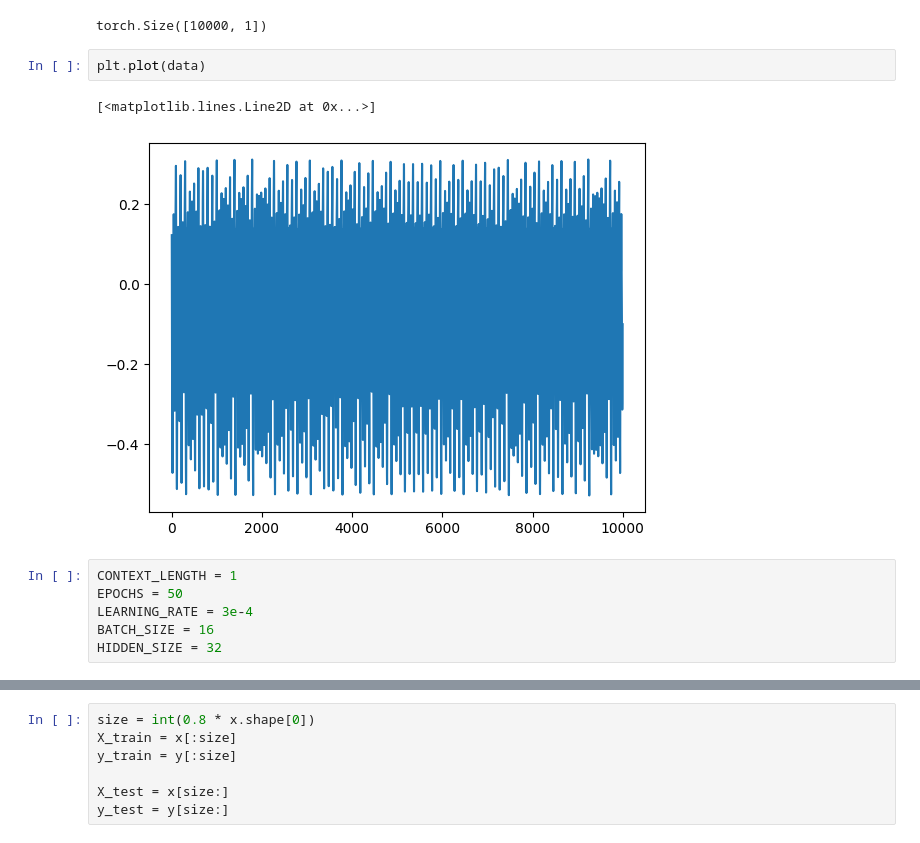
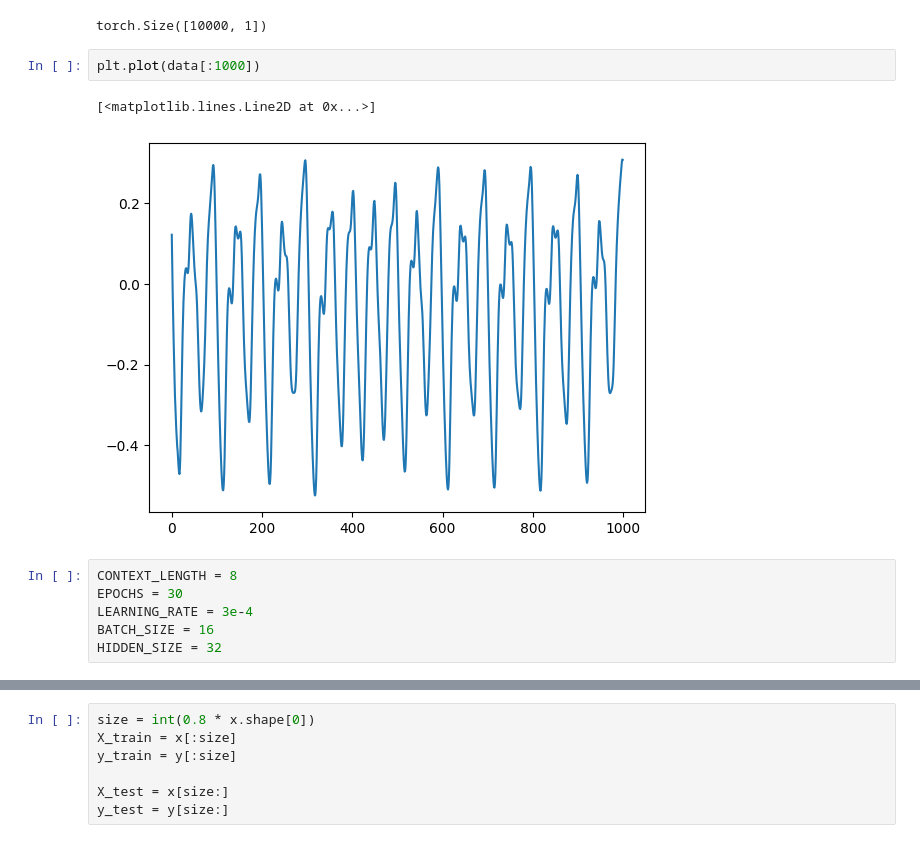
Before and after one commit to Adi-K527/NeuraLab, a Jupyter notebook: RNNs/rnn.ipynb, the cells around one changed output, grey strips where cells are left out. Drawn from its saved outputs; the diff is of its cells as text.

```diff
--- a/RNNs/rnn.ipynb
+++ b/RNNs/rnn.ipynb
@@ -12,13 +12,13 @@ data.shape
 # %% [output]
 torch.Size([10000, 1])
 # %%
-plt.plot(data)
+plt.plot(data[:1000])
 # %% [output]
 [<matplotlib.lines.Line2D at 0x...>]
-[figure, old version]
+[figure, new version]
 # %%
-CONTEXT_LENGTH = 1
-EPOCHS = 50
+CONTEXT_LENGTH = 8
+EPOCHS = 30
 LEARNING_RATE = 3e-4
 BATCH_SIZE = 16
 HIDDEN_SIZE = 32
```
Also changed, not shown: parts of 16 cells of this notebook.
